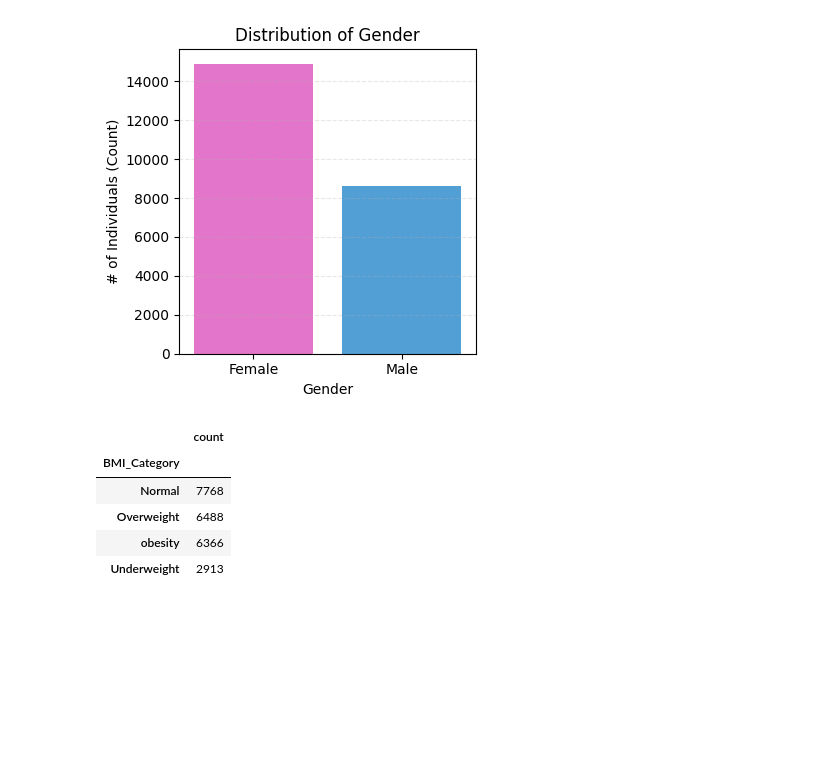
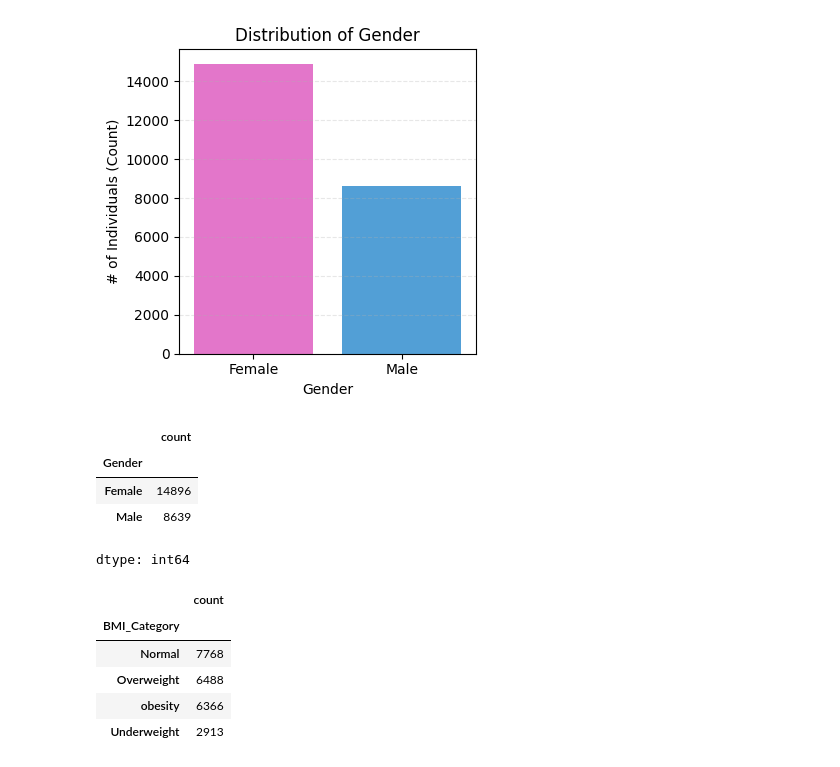
Before and after one commit to syedokun/HAD7001, a Jupyter notebook: Datathon_1/Datathon_1.ipynb, the cells around one changed output. Saved outputs shown, nothing was run; the diff lists cells and outputs as text; code cells hidden in the pictures; blank space fills up the shorter version.

```diff
--- a/Datathon_1/Datathon_1.ipynb
+++ b/Datathon_1/Datathon_1.ipynb
@@ -180,6 +188,14 @@ Passing `palette` without assigning `hue` is deprecated and will be removed in v
 
   sns.barplot(x=gender_c.index, y=gender_c.values, palette={'Male': c[6], 'Female': c[8]})
 [figure]
+# %%
+source_df['Gender'].value_counts()
+# %% [output]
+|  | count |
+| Gender |  |
+| Female | 14896 |
+| Male | 8639 |
+dtype: int64
 # %%
 source_df['BMI_Category'].value_counts()
 # %% [output]
```
Also changed, not shown: parts of 4 cells of this notebook.
